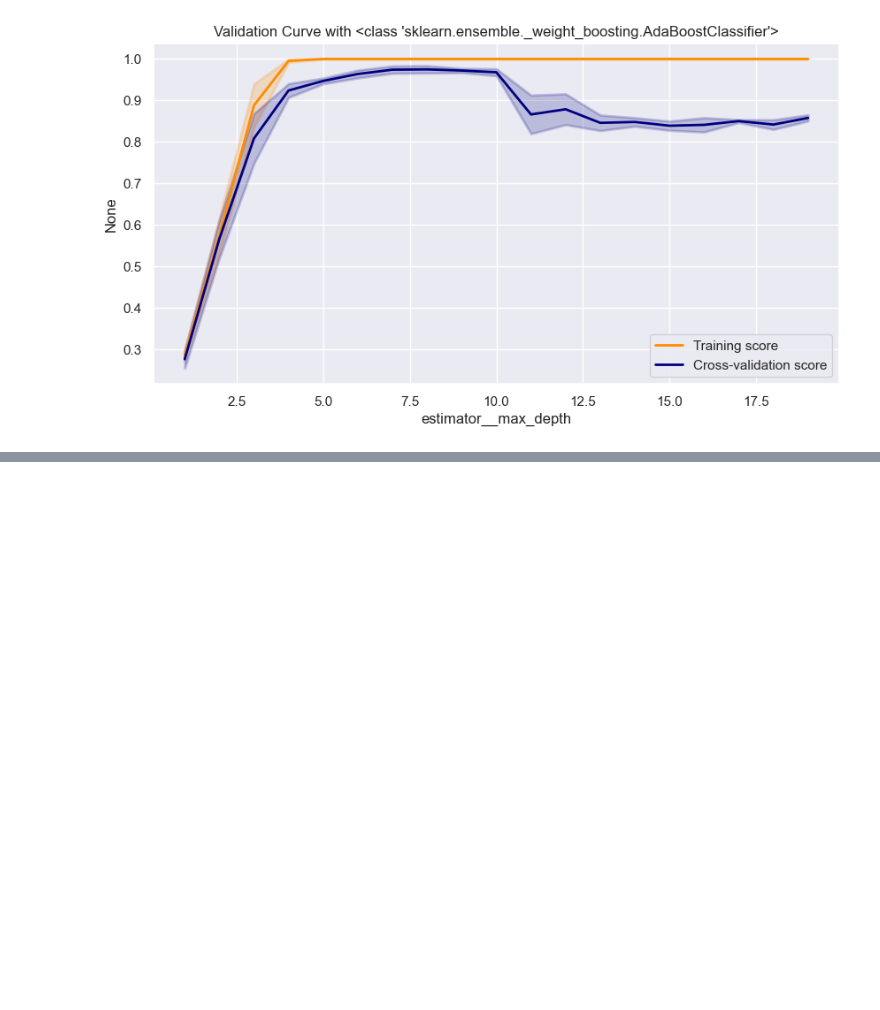
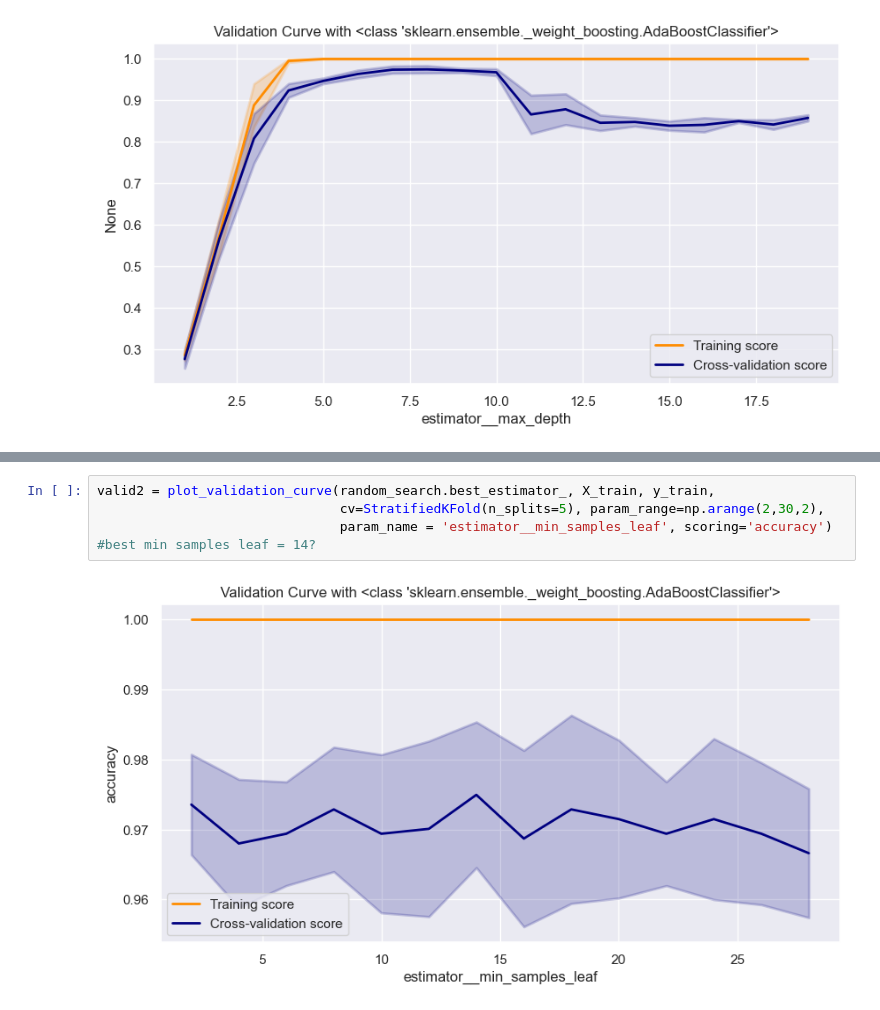
Before and after one commit to fan-yang-md/codingnomads, a Jupyter notebook: data-science-machine-learning-main/notebooks/08_ensemble_methods.ipynb, the cells around one changed output, grey strips where cells are left out. Cells and saved outputs as stored; diff of their text form; blank space fills up the shorter version.

```diff
--- a/data-science-machine-learning-main/notebooks/08_ensemble_methods.ipynb
+++ b/data-science-machine-learning-main/notebooks/08_ensemble_methods.ipynb
@@ -226,0 +268,7 @@ fig = plot_validation_curve(ada, X_train, y_train, cv=3,
+# %%
+valid2 = plot_validation_curve(random_search.best_estimator_, X_train, y_train,
+                               cv=StratifiedKFold(n_splits=5), param_range=np.arange(2,30,2),
+                               param_name = 'estimator__min_samples_leaf', scoring='accuracy')
+#best min samples leaf = 14?
+# %% [output]
+[figure, added]
```
Also changed, not shown: parts of 22 cells of this notebook, 1 other file.
